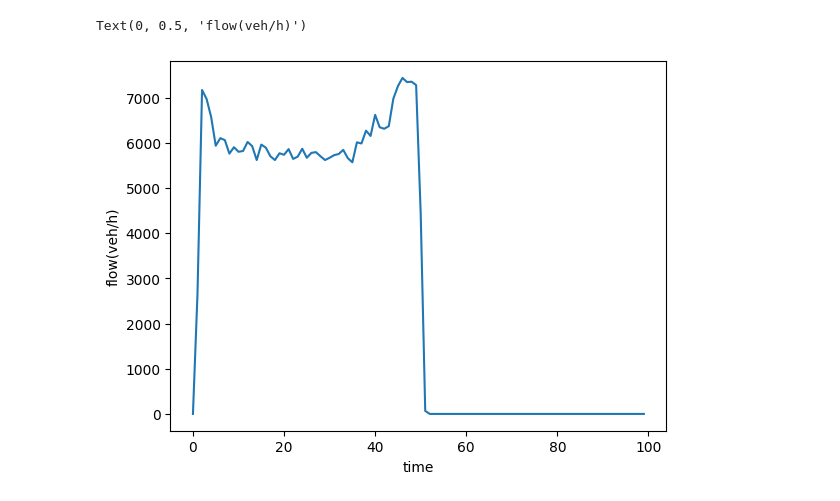
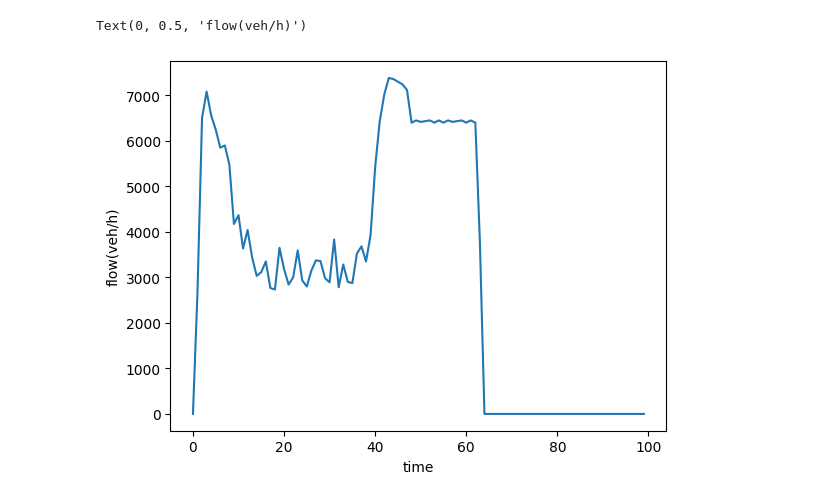
Before and after one commit to SHITIANYU-hue/SUMO-changing-lane-agent, a Jupyter notebook: results/analyze.ipynb, the cells around one changed output. Drawn from its saved outputs; the diff is of its cells as text; code cells hidden in the pictures.

```diff
--- a/results/analyze.ipynb
+++ b/results/analyze.ipynb
@@ -47,0 +5,10 @@ array([   0.        ,    0.        ,  708.33333333, 2150.        ,
+# %%
+density_idm=np.load('/home/tianyu/code/SUMO-changing-lane-agent/Main7500Merge1250omar_average_density30_1.2_idm_freedepart_pos800_f100_inter100_w1800.npy')
+flow_idm=np.load('/home/tianyu/code/SUMO-changing-lane-agent/Main7500Merge1250omar_average_flow30_1.2_idm_freedepart_pos800_f100_inter100_w1800.npy')
+
+
+density_secrm=np.load('/home/tianyu/code/SUMO-changing-lane-agent/Main7500Merge1250omar_average_density30_1.2_Krauss_freedepart_pos800_f100_inter100_w1800.npy')
+flow_secrm=np.load('/home/tianyu/code/SUMO-changing-lane-agent/Main7500Merge1250omar_average_flow30_1.2_Krauss_freedepart_pos800_f100_inter100_w1800.npy')
+
+density_gipps=np.load('/home/tianyu/code/SUMO-changing-lane-agent/Main7500Merge1250omar_average_density30_1.2_Krauss_freedepart_pos800_f100_inter100_w1800.npy')
+flow_gipps=np.load('/home/tianyu/code/SUMO-changing-lane-agent/Main7500Merge1250omar_average_flow30_1.2_Krauss_freedepart_pos800_f100_inter100_w1800.npy')
@@ -289,0 +98,11 @@ list
+# %%
+flow_data_idm = [pair[1] for pair in data_l_30_idm]
+flow_data_gipps = [pair[1] for pair in data_l_30_gipps]
+
+flow_data_cop0 = [pair[1] for pair in cop0_30_idm]
+flow_data_cop05 = [pair[1] for pair in cop05_30_idm]
+flow_data_cop1 = [pair[1] for pair in cop1_30_idm]
+
+flow_data_strafu1 = [pair[1] for pair in strafu1_30_idm]
+flow_data_stra1 = [pair[1] for pair in stra1_30_idm]
+flow_data_stra05 = [pair[1] for pair in stra05_30_idm]
@@ -290,7 +122,7 @@ list
 # %%
-plt.plot(3*np.array(flow_data))
+plt.plot(3*np.array(flow_data_gipps))
 plt.xlabel('time')
 plt.ylabel('flow(veh/h)')
 # %% [output]
 Text(0, 0.5, 'flow(veh/h)')
-[figure, old version]
+[figure, new version]
```
Also changed, not shown: parts of 22 cells of this notebook.
